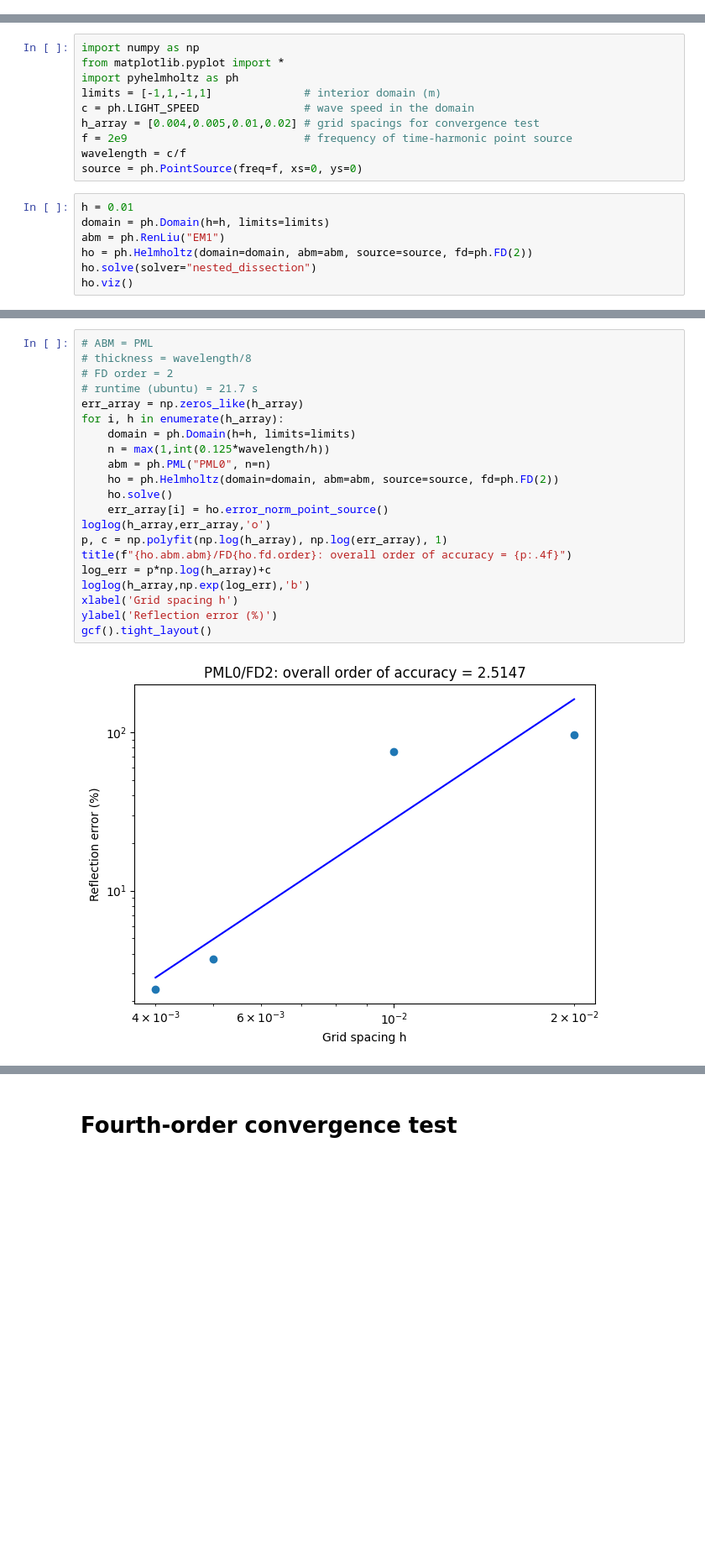
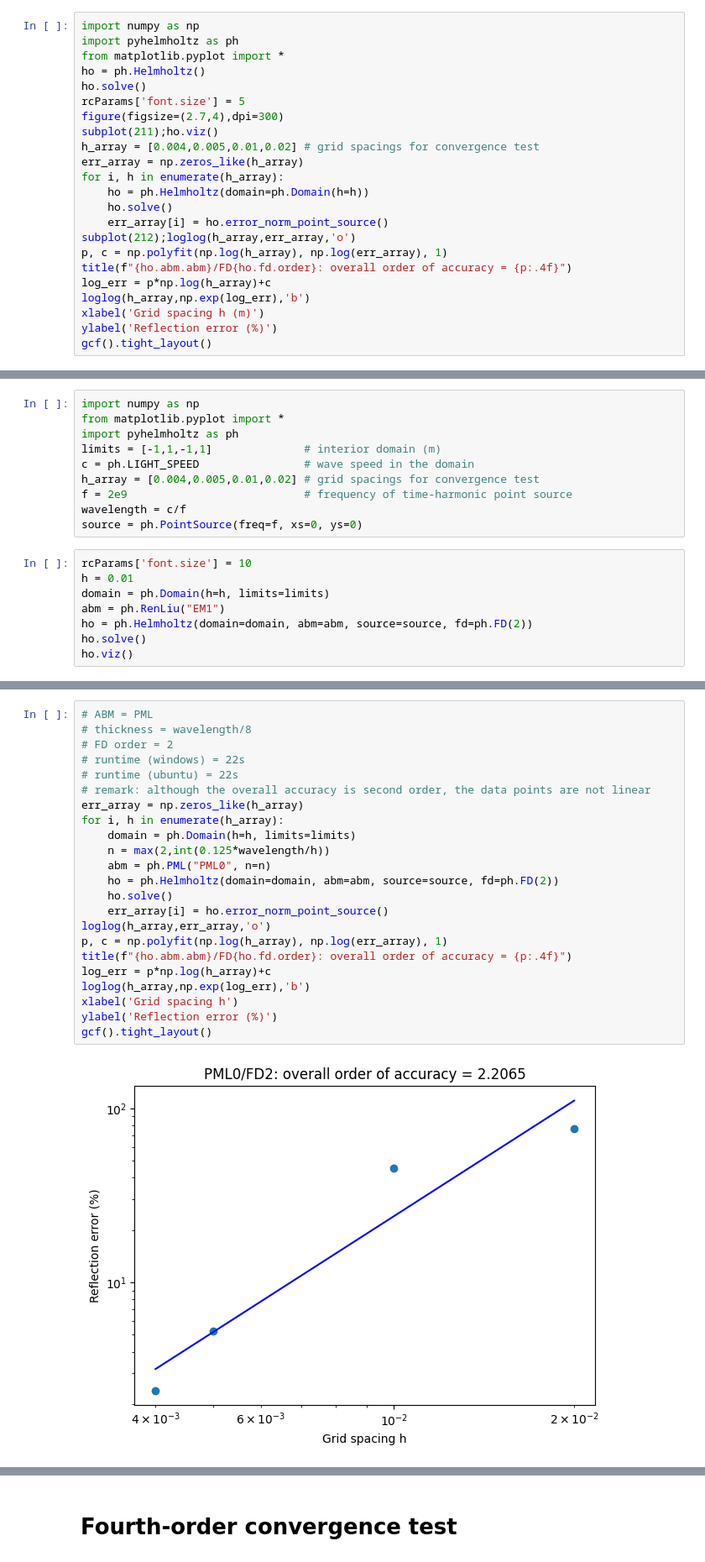
Before and after one commit to chaiwoot/PyHelmholtz, a Jupyter notebook: examples/example1.ipynb, the cells around one changed output, grey strips where cells are left out. Shown at 84% size. Cells and saved outputs as stored; diff of their text form; blank space fills up the shorter version.

```diff
--- a/examples/example1.ipynb
+++ b/examples/example1.ipynb
@@ -0,0 +3,23 @@
+# %%
+import numpy as np
+import pyhelmholtz as ph
+from matplotlib.pyplot import *
+ho = ph.Helmholtz()
+ho.solve()
+rcParams['font.size'] = 5
+figure(figsize=(2.7,4),dpi=300)
+subplot(211);ho.viz()
+h_array = [0.004,0.005,0.01,0.02] # grid spacings for convergence test
+err_array = np.zeros_like(h_array)
+for i, h in enumerate(h_array):
+    ho = ph.Helmholtz(domain=ph.Domain(h=h))
+    ho.solve()
+    err_array[i] = ho.error_norm_point_source()
+subplot(212);loglog(h_array,err_array,'o')
+p, c = np.polyfit(np.log(h_array), np.log(err_array), 1)
+title(f"{ho.abm.abm}/FD{ho.fd.order}: overall order of accuracy = {p:.4f}")
+log_err = p*np.log(h_array)+c
+loglog(h_array,np.exp(log_err),'b')
+xlabel('Grid spacing h (m)')
+ylabel('Reflection error (%)')
+gcf().tight_layout()
@@ -11,11 +42,12 @@ f = 2e9                           # frequency of time-harmonic point source
 wavelength = c/f
 source = ph.PointSource(freq=f, xs=0, ys=0)
 # %%
+rcParams['font.size'] = 10
 h = 0.01
 domain = ph.Domain(h=h, limits=limits)
 abm = ph.RenLiu("EM1")
 ho = ph.Helmholtz(domain=domain, abm=abm, source=source, fd=ph.FD(2))
-ho.solve(solver="nested_dissection")
+ho.solve()
 ho.viz()
 # %% [output]
 [figure]
@@ -248,26 +281,28 @@ gcf().tight_layout()
 # %%
 # ABM = PML
 # thickness = wavelength/8
 # FD order = 2
-# runtime (ubuntu) = 21.7 s
+# runtime (windows) = 22s
+# runtime (ubuntu) = 22s
+# remark: although the overall accuracy is second order, the data points are not linear
 err_array = np.zeros_like(h_array)
 for i, h in enumerate(h_array):
     domain = ph.Domain(h=h, limits=limits)
-    n = max(1,int(0.125*wavelength/h))
+    n = max(2,int(0.125*wavelength/h))
     abm = ph.PML("PML0", n=n)
     ho = ph.Helmholtz(domain=domain, abm=abm, source=source, fd=ph.FD(2))
     ho.solve()
     err_array[i] = ho.error_norm_point_source()
 loglog(h_array,err_array,'o')
 p, c = np.polyfit(np.log(h_array), np.log(err_array), 1)
 title(f"{ho.abm.abm}/FD{ho.fd.order}: overall order of accuracy = {p:.4f}")
 log_err = p*np.log(h_array)+c
 loglog(h_array,np.exp(log_err),'b')
 xlabel('Grid spacing h')
 ylabel('Reflection error (%)')
 gcf().tight_layout()
 # %% [output]
-[figure, old version]
+[figure, new version]
 # %%
 # ABM = PML
 # thickness = a quarter wavelength
```
Also changed, not shown: parts of 30 cells of this notebook, 4 other files.
